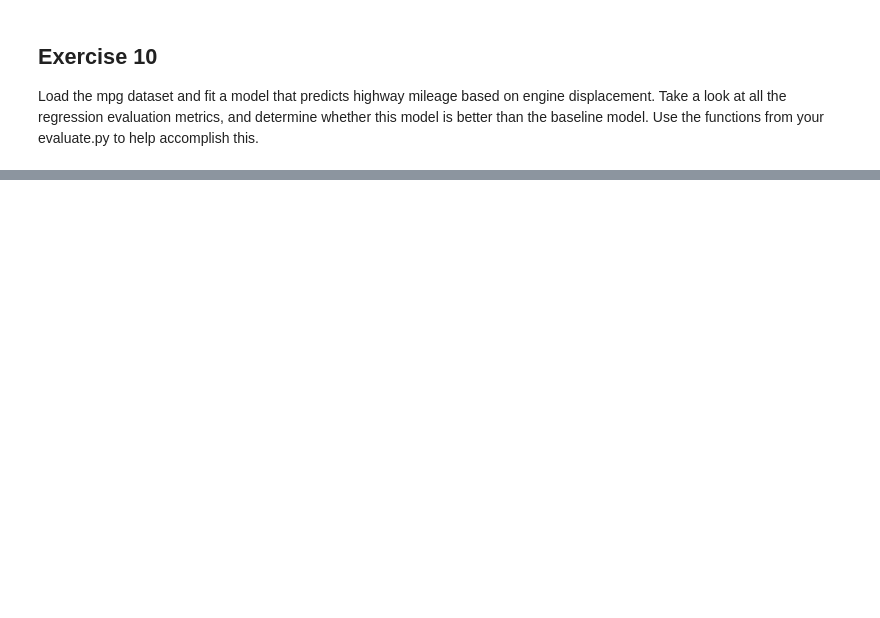
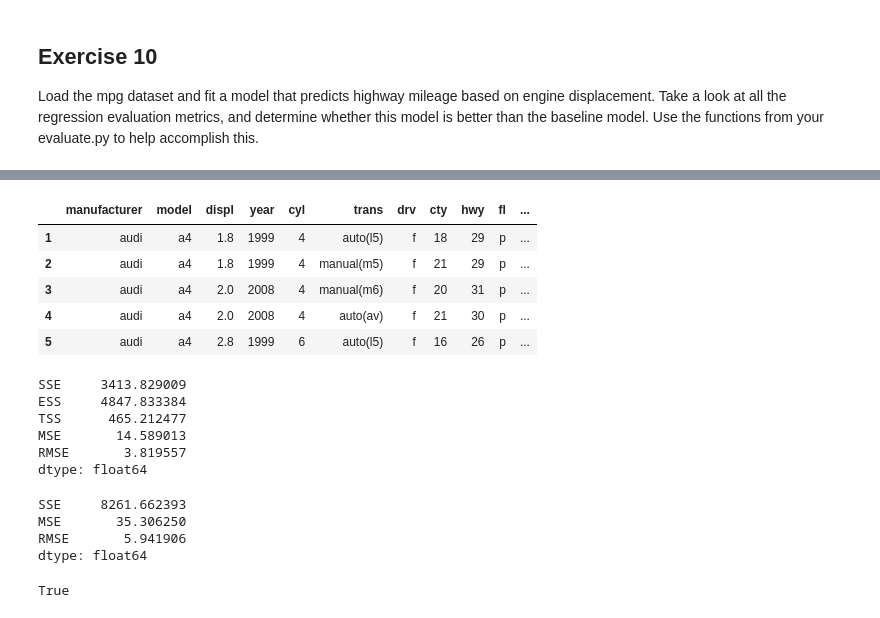
Before and after one commit to lainslie-18/regression-exercises, a Jupyter notebook: evaluate.ipynb, the cells around one changed output, grey strips where cells are left out. Saved outputs shown, nothing was run; the diff lists cells and outputs as text; code cells hidden in the pictures; blank space fills up the shorter version.

```diff
--- a/evaluate.ipynb
+++ b/evaluate.ipynb
@@ -302,0 +355,40 @@ Load the mpg dataset and fit a model that predicts highway mileage based on engi
+# %%
+# create the model object
+lm = LinearRegression(normalize=True)
+
+# fit the model to trainig data
+lm.fit(mpg[['displ']], mpg.hwy)
+
+# make prediction
+mpg['predictions'] = lm.predict(mpg[['displ']])
+mpg.head()
+# %% [output]
+|  | manufacturer | model | displ | year | cyl | trans | drv | cty | hwy | fl | ... |
+| 1 | audi | a4 | 1.8 | 1999 | 4 | auto(l5) | f | 18 | 29 | p | ... |
+| 2 | audi | a4 | 1.8 | 1999 | 4 | manual(m5) | f | 21 | 29 | p | ... |
+| 3 | audi | a4 | 2.0 | 2008 | 4 | manual(m6) | f | 20 | 31 | p | ... |
+| 4 | audi | a4 | 2.0 | 2008 | 4 | auto(av) | f | 21 | 30 | p | ... |
+| 5 | audi | a4 | 2.8 | 1999 | 6 | auto(l5) | f | 16 | 26 | p | ... |
+# %%
+# use function to review regression errors
+regression_errors(mpg.hwy, mpg.predictions)
+# %% [output]
+SSE     3413.829009
+ESS     4847.833384
+TSS      465.212477
+MSE       14.589013
+RMSE       3.819557
+dtype: float64
+# %%
+# use function to review baseline mean errors
+baseline_mean_errors(mpg.hwy)
+# %% [output]
+SSE     8261.662393
+MSE       35.306250
+RMSE       5.941906
+dtype: float64
+# %%
+# use function to check if the model is better than the baseline
+better_than_baseline(mpg.hwy, mpg.predictions)
+# %% [output]
+True
```
Also changed, not shown: parts of 13 cells of this notebook, 1 other file.
